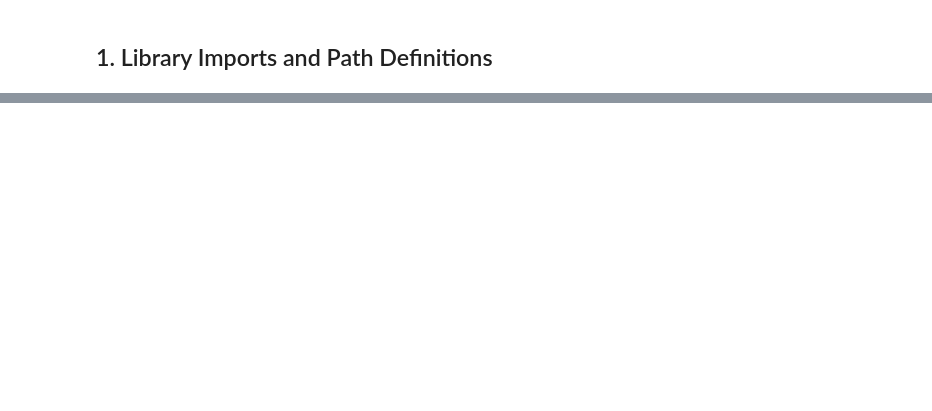
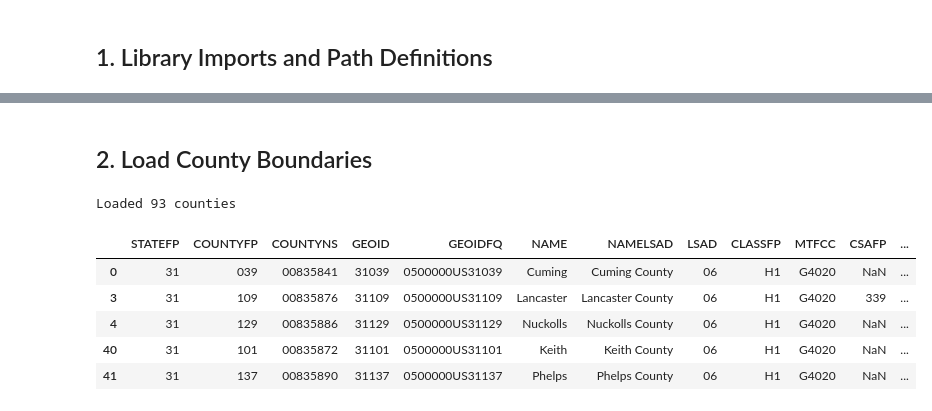
Before and after one commit to kpkrumm/nebraska-nitrate-analysis, a Jupyter notebook: nebraska-nitrate-analysis.ipynb, the cells around one changed output, grey strips where cells are left out. Drawn from its saved outputs; the diff is of its cells as text; code cells hidden in the pictures; blank space fills up the shorter version.

```diff
--- a/nebraska-nitrate-analysis.ipynb
+++ b/nebraska-nitrate-analysis.ipynb
@@ -48,0 +52,19 @@ else:
+# %% [markdown]
+## 2. Load County Boundaries
+# %%
+# Load Nebraska county boundaries from Census TIGER
+nebraska = gpd.read_file(
+    "https://www2.census.gov/geo/tiger/TIGER2023/COUNTY/tl_2023_us_county.zip"
+)
+nebraska = nebraska[nebraska['STATEFP'] == '31']
+
+print(f"Loaded {len(nebraska)} counties")
+nebraska.head()
+# %% [output]
+Loaded 93 counties
+|  | STATEFP | COUNTYFP | COUNTYNS | GEOID | GEOIDFQ | NAME | NAMELSAD | LSAD | CLASSFP | MTFCC | CSAFP | ... |
+| 0 | 31 | 039 | 00835841 | 31039 | 0500000US31039 | Cuming | Cuming County | 06 | H1 | G4020 | NaN | ... |
+| 3 | 31 | 109 | 00835876 | 31109 | 0500000US31109 | Lancaster | Lancaster County | 06 | H1 | G4020 | 339 | ... |
+| 4 | 31 | 129 | 00835886 | 31129 | 0500000US31129 | Nuckolls | Nuckolls County | 06 | H1 | G4020 | NaN | ... |
+| 40 | 31 | 101 | 00835872 | 31101 | 0500000US31101 | Keith | Keith County | 06 | H1 | G4020 | NaN | ... |
+| 41 | 31 | 137 | 00835890 | 31137 | 0500000US31137 | Phelps | Phelps County | 06 | H1 | G4020 | NaN | ... |
```
Also changed, not shown: parts of 27 cells of this notebook, 1 other file.
